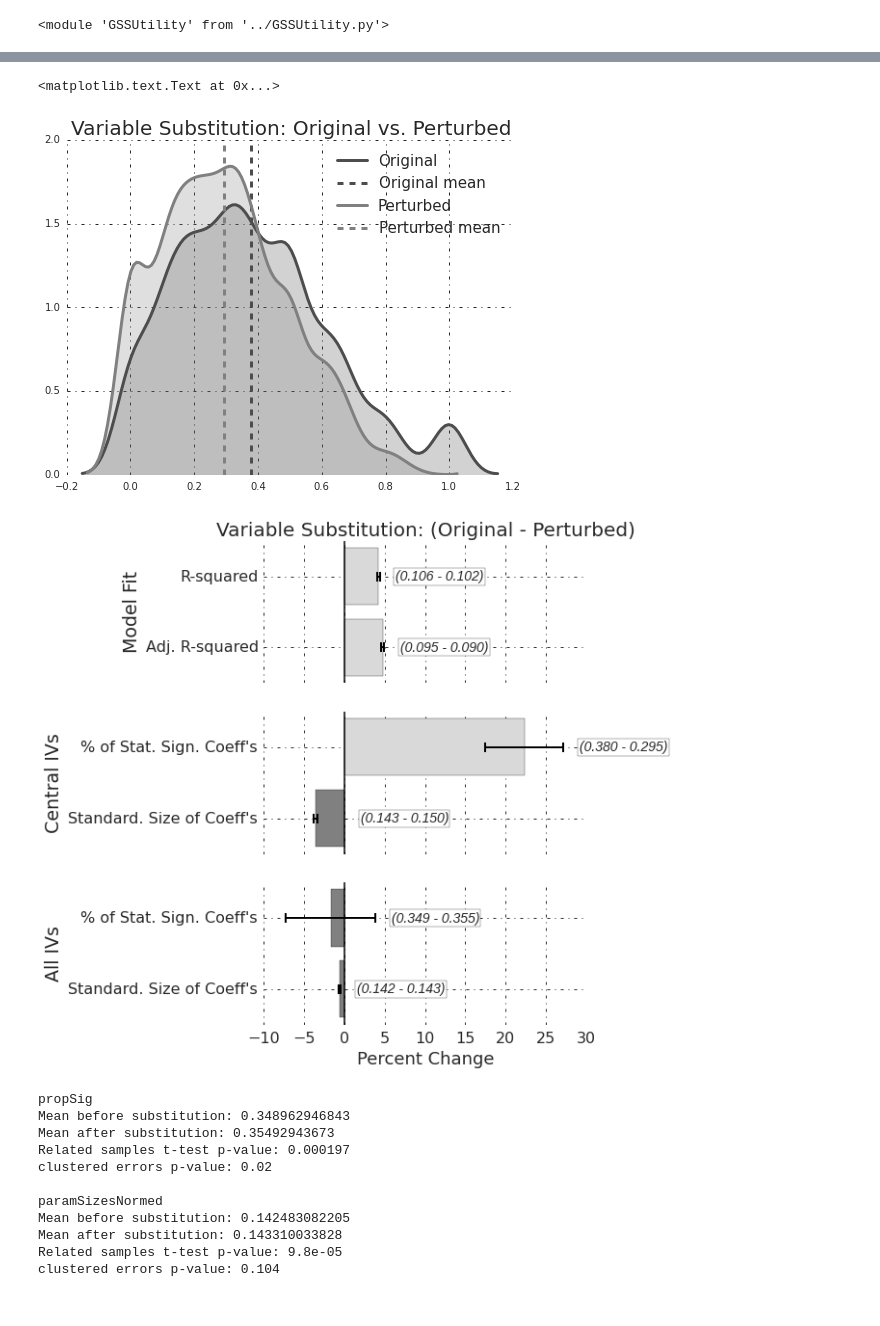
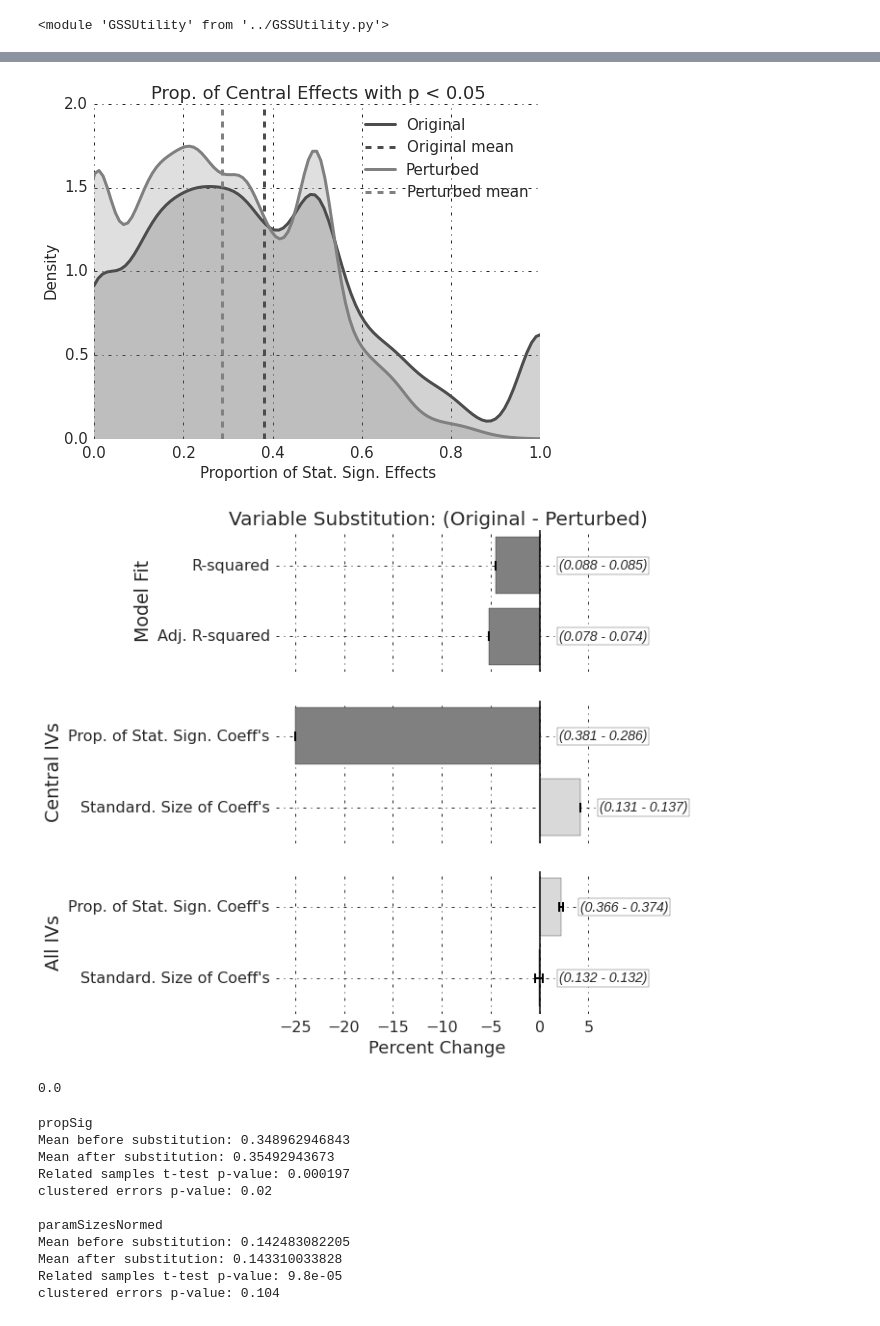
Before and after one commit to KnowledgeLab/GSS_code, a Jupyter notebook: minianalysis_cognate_variables/minianalysis__cognate_variables.ipynb, the cells around one changed output, grey strips where cells are left out. Drawn from its saved outputs; the diff is of its cells as text; code cells hidden in the pictures.

```diff
--- a/minianalysis_cognate_variables/minianalysis__cognate_variables.ipynb
+++ b/minianalysis_cognate_variables/minianalysis__cognate_variables.ipynb
@@ -42,6 +42,12 @@ reload(GU)
 <module 'GSSUtility' from '../GSSUtility.py'>
 # %%
 if __name__ == "__main__":
+
+    try:
+        %rm ../GSSUtility.pyc # remove this file because otherwise it will be used instead of the updated .py file
+        reload(GU)
+    except:
+        pass
 
     pathToData = '../../Data/'
     dataCont = GU.dataContainer(pathToData)
@@ -67,6 +73,7 @@ if __name__ == "__main__":
 
     articlesToUse = GU.filterArticles(dataCont.articleClasses, GSSYearsUsed=True, GSSYearsPossible=False, \
                                       centralIVs=True, linearModels=False)
+
     print 'Articles to use:', len(articlesToUse)
 
 #     for article in random.sample(articlesToUse, 200):
@@ -339,15 +330,20 @@ for outcome in outcomes:
 # %%
+# ONE EXAMPLE OF DIFFERENCES IN DISTRIBUTION: PROP OF STAT. SIGN. EFFECTS FOR CENTRAL VARS
 plt.figure(figsize=(8,6))
 sb.kdeplot(df_output[group1, 'propSig_CentralVars'], color='0.3', shade=True, label='Original', linewidth=3)
 plt.plot([df_output[group1, 'propSig_CentralVars'].mean()]*2, [0,2], '--', c='0.3', linewidth=3, label='Original mean')
 sb.kdeplot(df_output[group2, 'propSig_CentralVars'], color='0.5', shade=True, label='Perturbed', linewidth=3)
 plt.plot([df_output[group2, 'propSig_CentralVars'].mean()]*2, [0,2], '--', c='0.5', linewidth=3, label='Perturbed mean')
 plt.legend(loc='best', fontsize=15)
-plt.title('Variable Substitution: Original vs. Perturbed', fontsize=20)
-# plt.xlim(-.1, .1)
+plt.title('Prop. of Central Effects with p < 0.05', fontsize=18)
+plt.xlabel('Proportion of Stat. Sign. Effects', fontsize=15)
+plt.ylabel('Density', fontsize=15)
+plt.xlim(0, 1)
+plt.xticks(fontsize=15)
+plt.yticks(fontsize=15)
+plt.savefig('images/cognate-example-of-differences-in-distributions-prop-sign-of-central-effects.png', bbox_inches='tight', dpi=150)
 # %% [output]
-<matplotlib.text.Text at 0x...>
-[figure, old version]
+[figure, new version]
 # %%
 # # #Plot outcomes - (old) bar chart approach
 # %matplotlib inline
@@ -416,12 +417,12 @@ outcomesToUse = [u'adjRs',
                  u'paramSizesNormed',
                  u'propSig']
 
-outcomeMap = {'propSig':"% of Stat. Sign. Coeff's",
+outcomeMap = {'propSig':"Prop. of Stat. Sign. Coeff's",
               'paramSizesNormed':"Standard. Size of Coeff's",
               'Rs':'R-squared',
               'adjRs':'Adj. R-squared',
 #               'pvalues':"Avg. P-Value of Coeff's",
-              'propSig_CentralVars':"% of Stat. Sign. Coeff's",
+              'propSig_CentralVars':"Prop. of Stat. Sign. Coeff's",
               'paramSizesNormed_CentralVars':"Standard. Size of Coeff's",
               'pvalues_CentralVars':"Avg. P-Value of Coeff's"}
 
@@ -429,9 +430,11 @@ outcomeMap = {'propSig':"% of Stat. Sign. Coeff's",
 width = 0.5
 error_config = dict(ecolor='0', lw=2, capsize=5, capthick=2)
 
-diffs = [100*(df_output[group1, outcome] - df_output[group2, outcome]).mean()/df_output[group1, outcome].mean() for outcome in outcomesToUse]
+diffs = [100*(df_output[group2, outcome] - df_output[group1, outcome]).mean()/df_output[group1, outcome].mean() for outcome in outcomesToUse]
 diffs_strings = ['(%0.3f - %0.3f)' % (df_output[group1, outcome].mean(), df_output[group2, outcome].mean())
                  for outcome in outcomesToUse]
+diffs = np.array(diffs)
+
 # naive SES
 # ses = [(df_output[group1, outcome] - df_output[group2, outcome]).std()/np.sqrt(len(df_output)) for outcome in outcomesToUse]
 
@@ -439,13 +442,14 @@ diffs_strings = ['(%0.3f - %0.3f)' % (df_output[group1, outcome].mean(), df_outp
 clusteredSES = []
 article_ids = np.array(list(df_output.index))
 for outcome in outcomesToUse:
-    mask = ~np.isnan(np.array(diffs))
     diff = 100*(df_output[group2, outcome] - df_output[group1, outcome])
+    mask = ~np.isnan(np.array(diff))
     result_clustered = smf.ols(formula='y~x-1', \
                      data=pd.DataFrame({'y':diff[mask], 'x':[1]*len(diff[mask])})).fit(missing='drop', \
                                                                              cov_type='cluster', \
                                                                     cov_kwds=dict(groups=article_ids[mask]))
     clusteredSES.append(result_clustered.HC0_se[0])
+clusteredSES = np.array(clusteredSES)
 
 colors = ['0.5' if el < 0 else '0.85' for el in diffs]
 
@@ -456,17 +460,26 @@ colors = ['0.5' if el < 0 else '0.85' for el in diffs]
 f, axarr = plt.subplots(3, sharex=True, figsize=(6,9))
 
 for i in range(3):
-    axarr[i].barh([0,1], diffs[i*2:i*2+2], xerr=2*np.array(clusteredSES[i*2:i*2+2]),
+    # bars
+    xerr = 2*clusteredSES[i*2:i*2+2] / diffs[i*2:i*2+2] # i am dividing here because we want the SEs to be on the percent-change scale, not raw scale
+    boxes = axarr[i].barh([0,1], diffs[i*2:i*2+2], xerr=xerr,
              align='center', color=colors[i*2:i*2+2], error_kw=error_config)
+
+    # annotate boxes: raw means
+    box0_xcoord = boxes[0].get_bbox().get_points()[1,0] + 2 # the indices here mean get the x-coord of 2nd box corner
+    box1_xcoord = boxes[1].get_bbox().get_points()[1,0] + 2
+
+    axarr[i].text(box0_xcoord, 0, diffs_strings[i*2], fontsize=14,
+                 verticalalignment='center',
+                 bbox=dict(facecolor='white', alpha=1), style='italic')
+    axarr[i].text(box1_xcoord, 1, diffs_strings[i*2+1], fontsize=14,
+                 verticalalignment='center',
+                 bbox=dict(facecolor='white', alpha=1), style='italic')
+
+    #labels for y-axis
     axarr[i].set_yticks([0,1])
     axarr[i].set_yticklabels([outcomeMap[o] for o in outcomesToUse[i*2:i*2+2]], fontsize=16)
     axarr[i].plot([0,0], [-0.5,1.5], linewidth=2, c='black', alpha=.75)
-    axarr[i].text(abs(diffs[i*2] + 2*clusteredSES[i*2] + 2) if i!=1 else 2, 0, diffs_strings[i*2], fontsize=14,
-                 verticalalignment='center',
-                 bbox=dict(facecolor='white', alpha=1), style='italic')
-    axarr[i].text(abs(diffs[i*2+1] + 2*clusteredSES[i*2+1] + 2), 1, diffs_strings[i*2+1], fontsize=14,
-                 verticalalignment='center',
-                 bbox=dict(facecolor='white', alpha=1), style='italic')
 
 
 axarr[0].set_title('Variable Substitution: (Original - Perturbed)', fontsize=20)
@@ -475,6 +488,7 @@ axarr[1].set_ylabel('Central IVs', fontsize=19)
 axarr[2].set_ylabel('All IVs', fontsize=19)
 axarr[2].set_xlabel('Percent Change', fontsize=18)
 plt.xticks(fontsize=16)
+plt.xlim(-27,6)
 
 # plt.title('Original vs. Cognate Models', fontsize=20)
 # plt.xlabel('% change from original to cognate', fontsize=17)
@@ -482,9 +496,14 @@ plt.xticks(fontsize=16)
 
 # plt.plot([0,0], [-0.5,7.5], linewidth=2, c='black', alpha=.75)
 
-plt.savefig('images/cognate--original-minus-perturbed.svg', bbox_inches='tight')
+plt.savefig('images/cognate--original-minus-perturbed.png', bbox_inches='tight', dpi=150)
 # %% [output]
-[figure, old version]
+[figure, new version]
+# %%
+box = rects[0].get_bbox()
+box.
+# %% [output]
+0.0
 # %%
 # Perform t-tests and Tests using *clustered errors*
 # --
```
Also changed, not shown: parts of 5 cells of this notebook, 26 other files.
